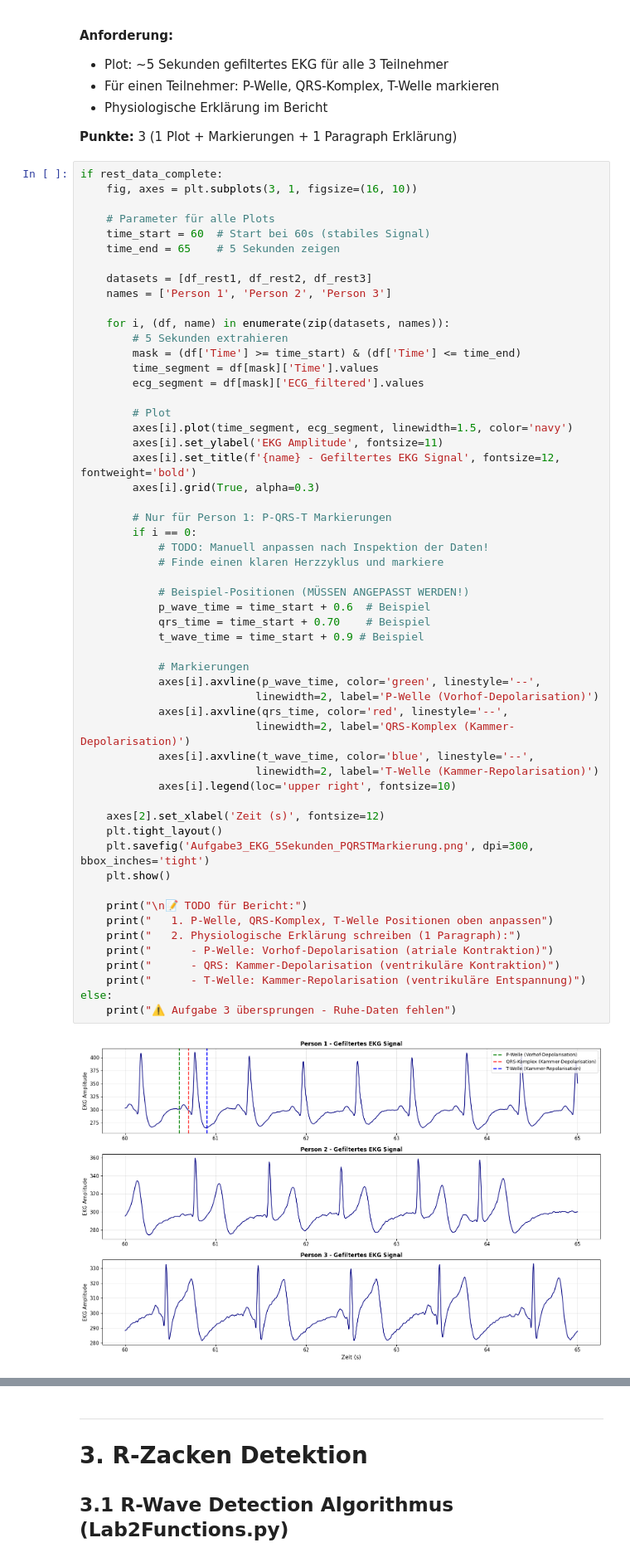
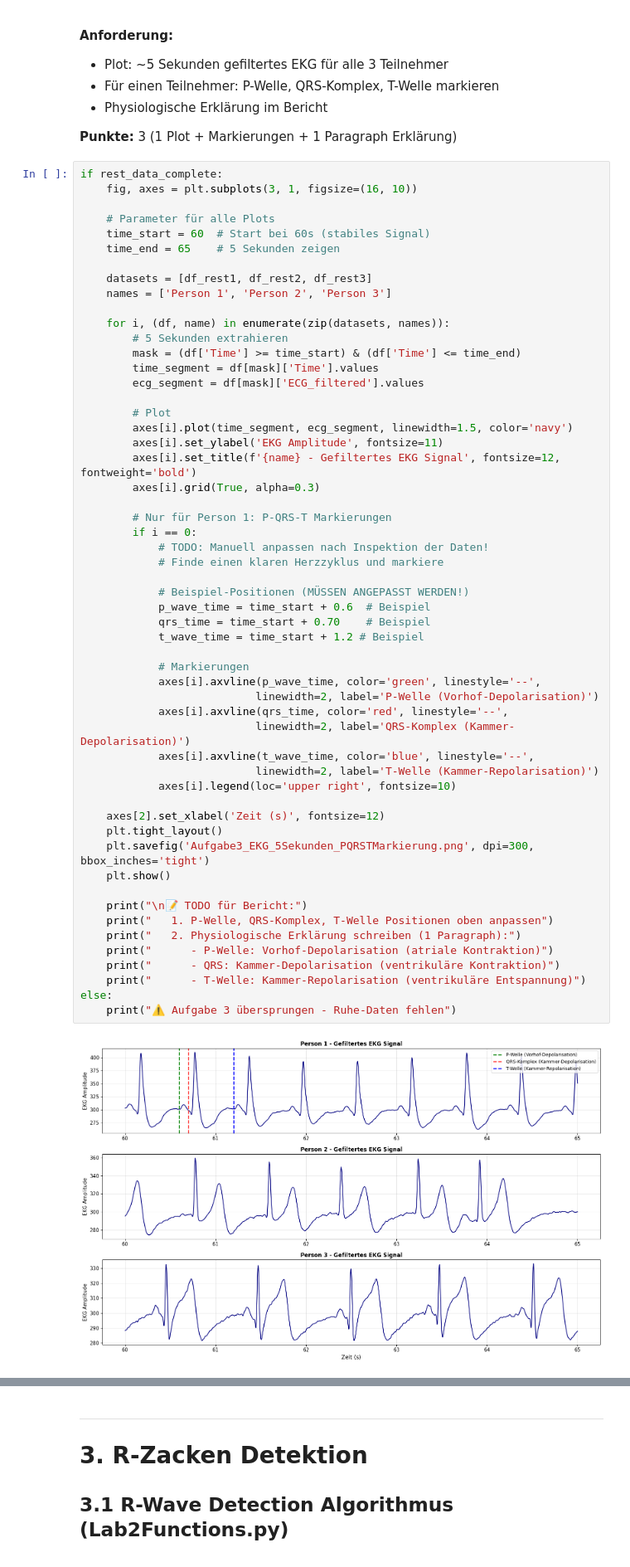
Before and after one commit to LukasKmci/Lab2, a Jupyter notebook: MainCode2_COMPLETE_FIX.ipynb, the cells around one changed output, grey strips where cells are left out. Shown at 83% size. Cells and saved outputs as stored; diff of their text form.

```diff
--- a/MainCode2.ipynb
+++ b/MainCode2_COMPLETE_FIX.ipynb
@@ -333,35 +333,35 @@ if rest_data_complete:
             # TODO: Manuell anpassen nach Inspektion der Daten!
             # Finde einen klaren Herzzyklus und markiere
 
             # Beispiel-Positionen (MÜSSEN ANGEPASST WERDEN!)
             p_wave_time = time_start + 0.6  # Beispiel
             qrs_time = time_start + 0.70    # Beispiel
-            t_wave_time = time_start + 0.9 # Beispiel
+            t_wave_time = time_start + 1.2 # Beispiel
 
             # Markierungen
             axes[i].axvline(p_wave_time, color='green', linestyle='--',
                            linewidth=2, label='P-Welle (Vorhof-Depolarisation)')
             axes[i].axvline(qrs_time, color='red', linestyle='--',
                            linewidth=2, label='QRS-Komplex (Kammer-Depolarisation)')
             axes[i].axvline(t_wave_time, color='blue', linestyle='--',
                            linewidth=2, label='T-Welle (Kammer-Repolarisation)')
             axes[i].legend(loc='upper right', fontsize=10)
 
     axes[2].set_xlabel('Zeit (s)', fontsize=12)
     plt.tight_layout()
     plt.savefig('Aufgabe3_EKG_5Sekunden_PQRSTMarkierung.png', dpi=300, bbox_inches='tight')
     plt.show()
 
     print("\n📝 TODO für Bericht:")
     print("   1. P-Welle, QRS-Komplex, T-Welle Positionen oben anpassen")
     print("   2. Physiologische Erklärung schreiben (1 Paragraph):")
     print("      - P-Welle: Vorhof-Depolarisation (atriale Kontraktion)")
     print("      - QRS: Kammer-Depolarisation (ventrikuläre Kontraktion)")
     print("      - T-Welle: Kammer-Repolarisation (ventrikuläre Entspannung)")
 else:
     print("⚠️ Aufgabe 3 übersprungen - Ruhe-Daten fehlen")
 # %% [output]
-[figure, old version]
+[figure, new version]
 📝 TODO für Bericht:
    1. P-Welle, QRS-Komplex, T-Welle Positionen oben anpassen
    2. Physiologische Erklärung schreiben (1 Paragraph):
```
Also changed, not shown: parts of 2 cells of this notebook, 3 other files.
